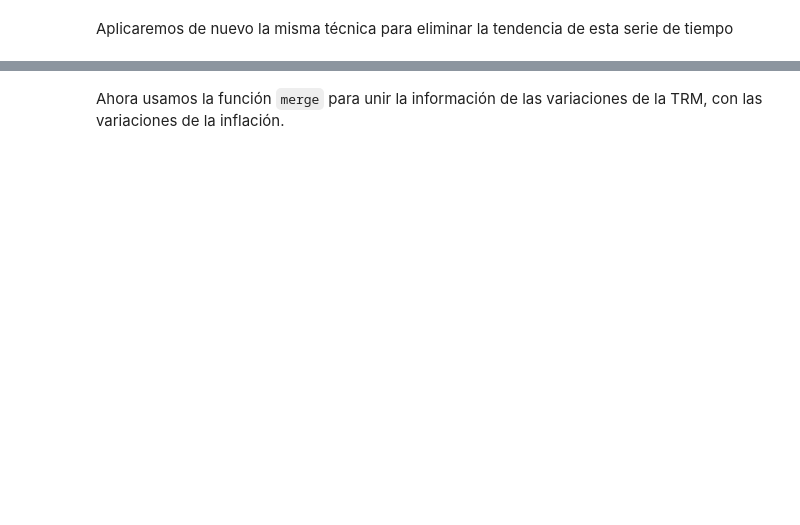
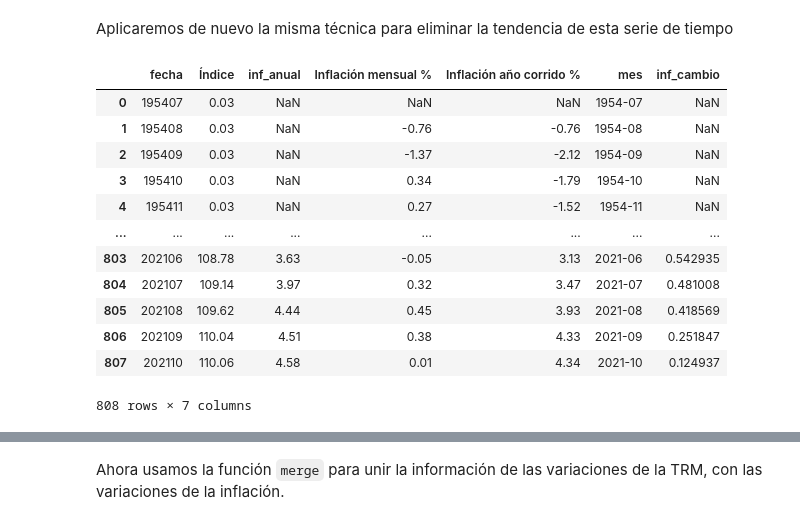
Before and after one commit to davidmorme/Universidad, a Jupyter notebook: Herramientas de Modelación/Caso_3.ipynb, the cells around one changed output, grey strips where cells are left out. Drawn from its saved outputs; the diff is of its cells as text; code cells hidden in the pictures; blank space fills up the shorter version.

```diff
--- a/Herramientas de Modelación/Caso_3.ipynb
+++ b/Herramientas de Modelación/Caso_3.ipynb
@@ -324,7 +480,21 @@ Aplicaremos de nuevo la misma técnica para eliminar la tendencia de esta serie
 # %%
 IPC['inf_cambio'] = np.log(IPC['inf_anual'])-np.log(IPC['inf_anual']).rolling(ventana).mean()
 # %%
-IPC.head()
+IPC
+# %% [output]
+|  | fecha | Índice | inf_anual | Inflación mensual % | Inflación año corrido % | mes | inf_cambio |
+| 0 | 195407 | 0.03 | NaN | NaN | NaN | 1954-07 | NaN |
+| 1 | 195408 | 0.03 | NaN | -0.76 | -0.76 | 1954-08 | NaN |
+| 2 | 195409 | 0.03 | NaN | -1.37 | -2.12 | 1954-09 | NaN |
+| 3 | 195410 | 0.03 | NaN | 0.34 | -1.79 | 1954-10 | NaN |
+| 4 | 195411 | 0.03 | NaN | 0.27 | -1.52 | 1954-11 | NaN |
+| ... | ... | ... | ... | ... | ... | ... | ... |
+| 803 | 202106 | 108.78 | 3.63 | -0.05 | 3.13 | 2021-06 | 0.542935 |
+| 804 | 202107 | 109.14 | 3.97 | 0.32 | 3.47 | 2021-07 | 0.481008 |
+| 805 | 202108 | 109.62 | 4.44 | 0.45 | 3.93 | 2021-08 | 0.418569 |
+| 806 | 202109 | 110.04 | 4.51 | 0.38 | 4.33 | 2021-09 | 0.251847 |
+| 807 | 202110 | 110.06 | 4.58 | 0.01 | 4.34 | 2021-10 | 0.124937 |
+808 rows × 7 columns
 # %% [markdown]
 #### La función `merge`
 
```
Also changed, not shown: parts of 41 cells of this notebook.
